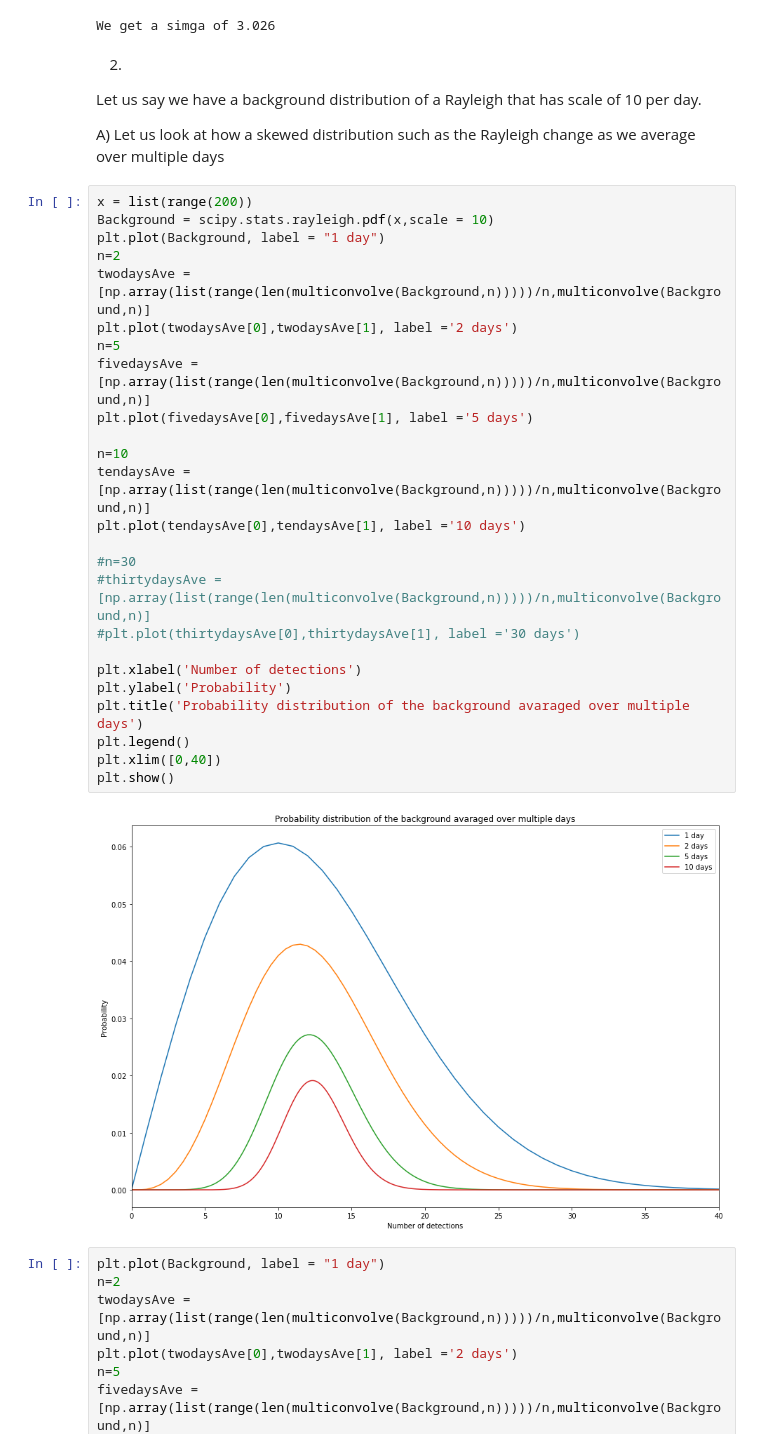
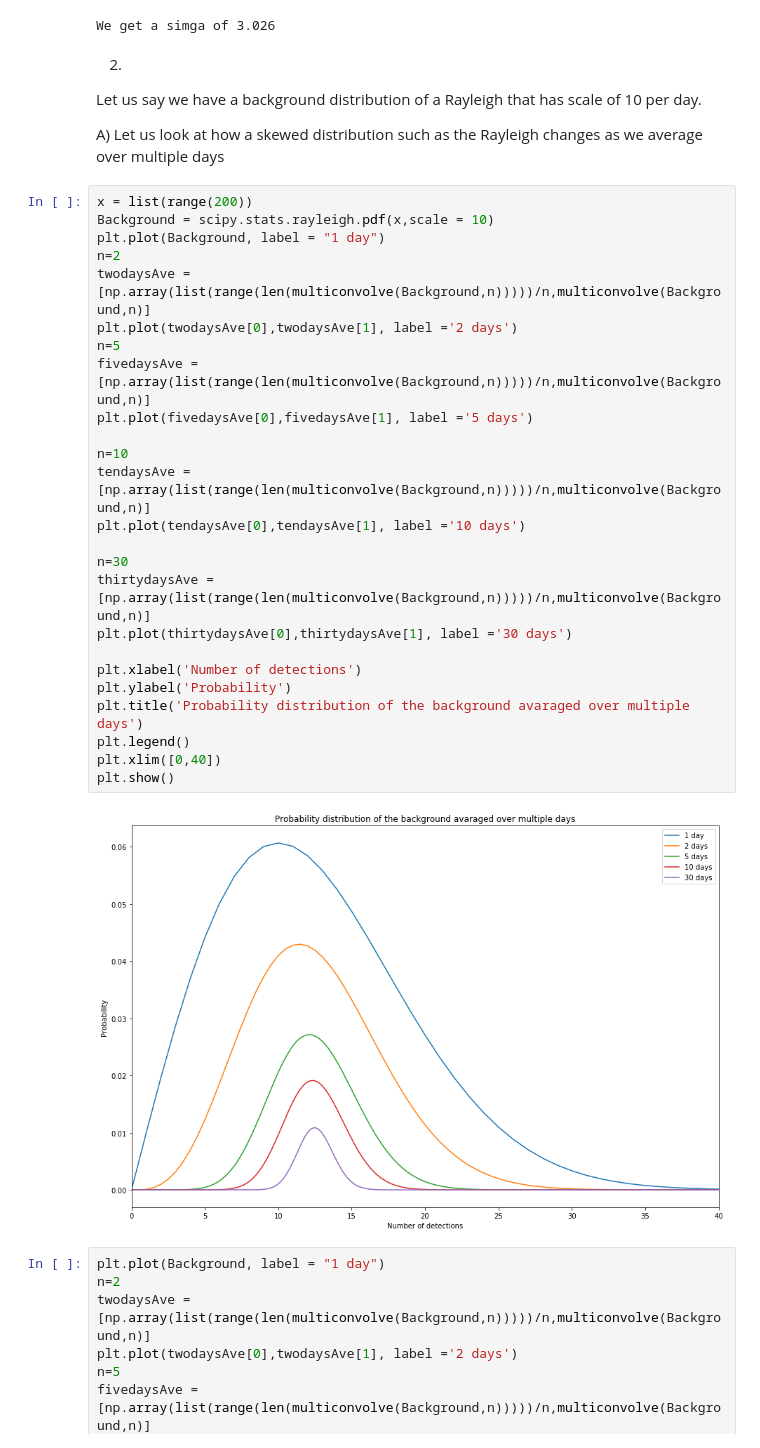
Before and after one commit to GammasBox/phys434Lab, a Jupyter notebook: Lab#2.ipynb, the cells around one changed output. Saved outputs shown, nothing was run; the diff lists cells and outputs as text.

```diff
--- a/Lab#2.ipynb
+++ b/Lab#2.ipynb
@@ -180,34 +182,34 @@ We get a simga of 3.026
 Let us say we have a background distribution of a Rayleigh that has scale of 10 per day.
 
 A)
-Let us look at how a skewed distribution such as the Rayleigh change as we average over multiple days
+Let us look at how a skewed distribution such as the Rayleigh changes as we average over multiple days
 # %%
 x = list(range(200))
 Background = scipy.stats.rayleigh.pdf(x,scale = 10)
 plt.plot(Background, label = "1 day")
 n=2
 twodaysAve = [np.array(list(range(len(multiconvolve(Background,n)))))/n,multiconvolve(Background,n)]
 plt.plot(twodaysAve[0],twodaysAve[1], label ='2 days')
 n=5
 fivedaysAve = [np.array(list(range(len(multiconvolve(Background,n)))))/n,multiconvolve(Background,n)]
 plt.plot(fivedaysAve[0],fivedaysAve[1], label ='5 days')
 
 n=10
 tendaysAve = [np.array(list(range(len(multiconvolve(Background,n)))))/n,multiconvolve(Background,n)]
 plt.plot(tendaysAve[0],tendaysAve[1], label ='10 days')
 
-#n=30
-#thirtydaysAve = [np.array(list(range(len(multiconvolve(Background,n)))))/n,multiconvolve(Background,n)]
-#plt.plot(thirtydaysAve[0],thirtydaysAve[1], label ='30 days')
+n=30
+thirtydaysAve = [np.array(list(range(len(multiconvolve(Background,n)))))/n,multiconvolve(Background,n)]
+plt.plot(thirtydaysAve[0],thirtydaysAve[1], label ='30 days')
 
 plt.xlabel('Number of detections')
 plt.ylabel('Probability')
 plt.title('Probability distribution of the background avaraged over multiple days')
 plt.legend()
 plt.xlim([0,40])
 plt.show()
 # %% [output]
-[figure, old version]
+[figure, new version]
 # %%
 plt.plot(Background, label = "1 day")
 n=2
```
Also changed, not shown: parts of 14 cells of this notebook, 1 other file.
